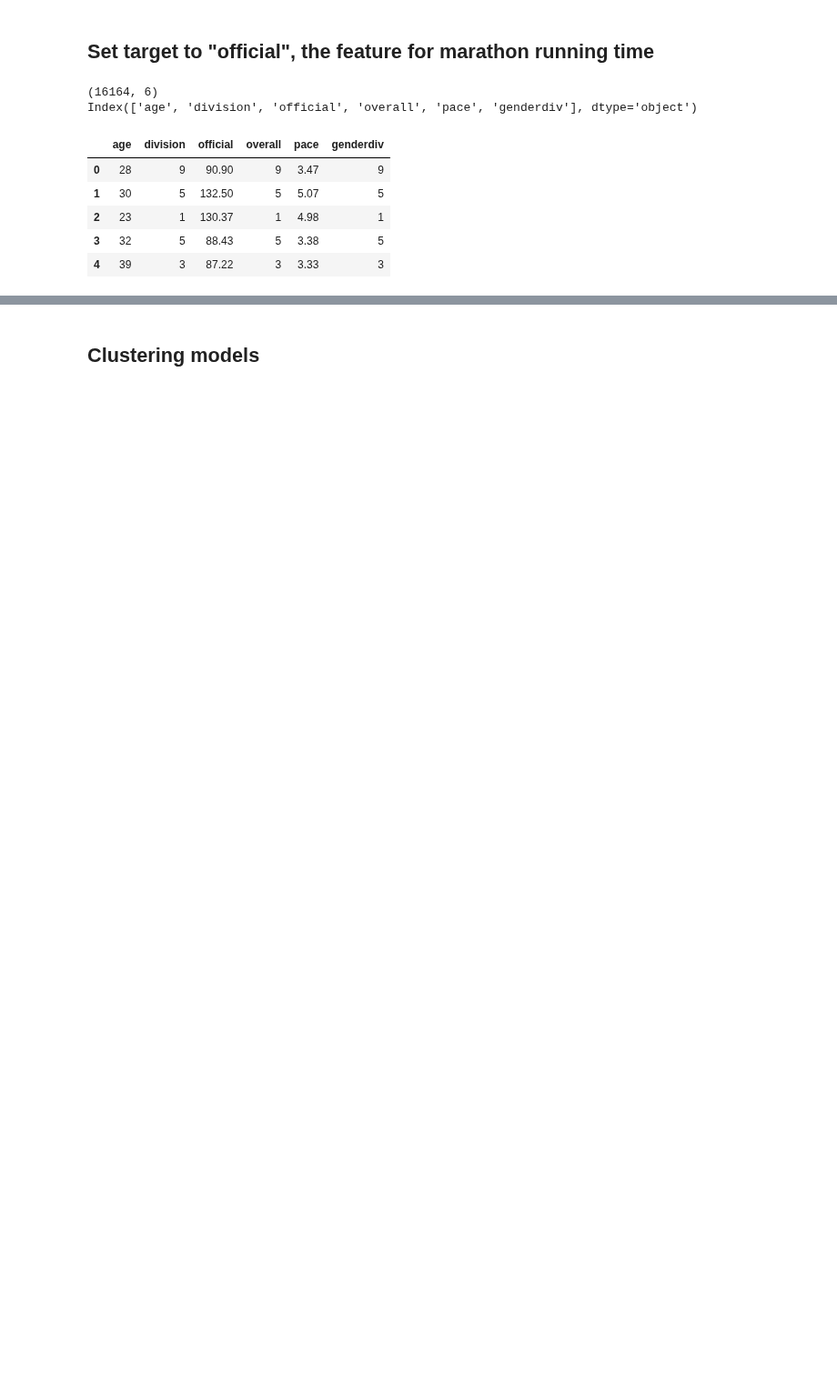
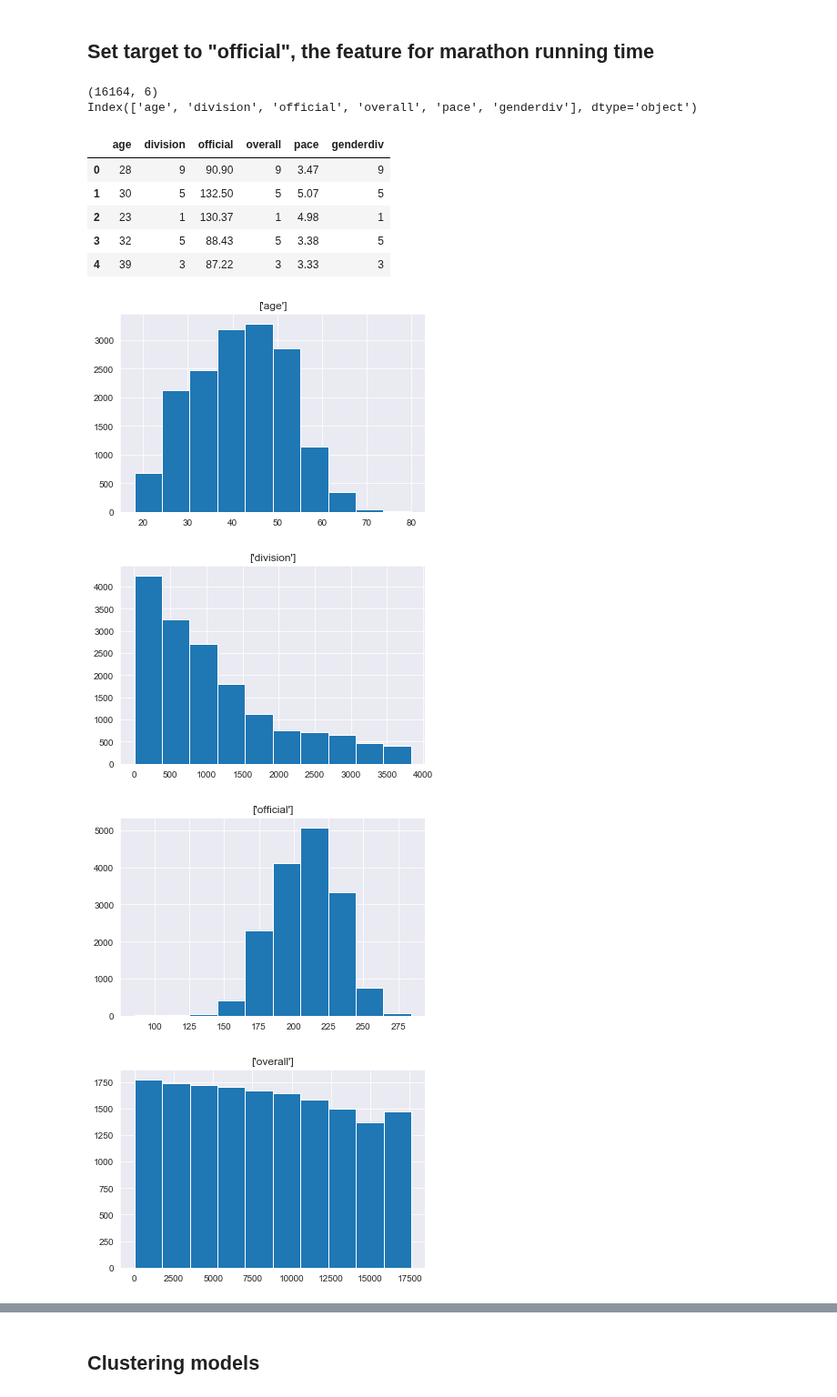
Before and after one commit to MitchellEwing/Drills, a Jupyter notebook: bootcamp/unit4/2-basicClustering/Boston-Marathon-2013.ipynb, the cells around one changed output, grey strips where cells are left out. Shown at 91% size. Saved outputs shown, nothing was run; the diff lists cells and outputs as text; code cells hidden in the pictures; blank space fills up the shorter version.

```diff
--- a/bootcamp/unit4/2-basicClustering/Boston-Marathon-2013.ipynb
+++ b/bootcamp/unit4/2-basicClustering/Boston-Marathon-2013.ipynb
@@ -110,9 +122,14 @@ Index(['age', 'division', 'official', 'overall', 'pace', 'genderdiv'], dtype='ob
 # %%
 # Check data for Gaussian distributions.
 def plotHist(df):
     for col in df.columns:
         plt.hist(df[col], data=df)
         plt.title([col])
         plt.show()
 
-#plotHist(numeric_df)
+plotHist(numeric_df)
+# %% [output]
+[figure, added]
+[figure, added]
+[figure, added]
+[figure, added]
```
Also changed, not shown: parts of 7 cells of this notebook.
